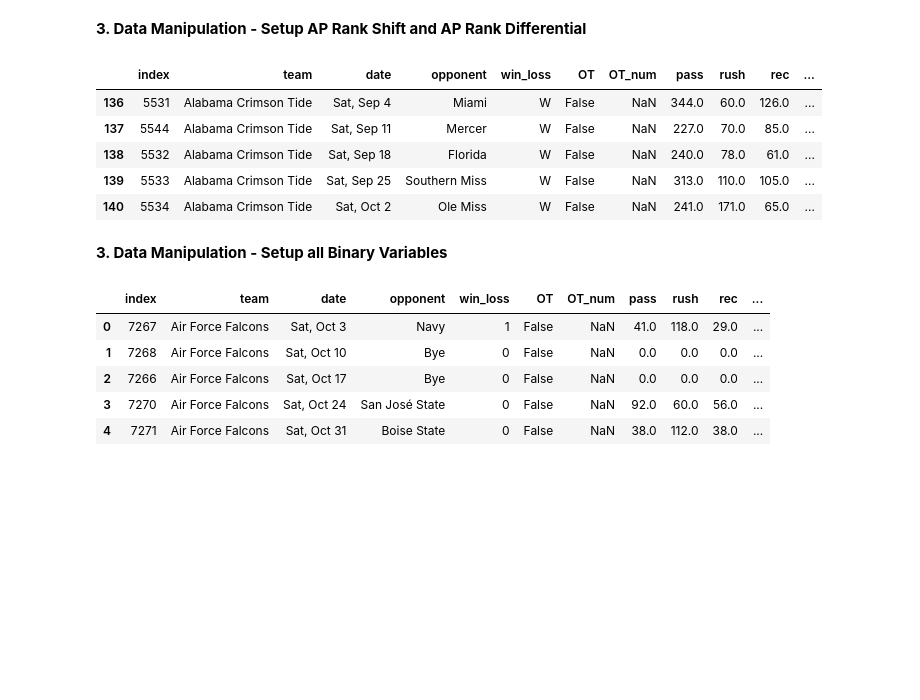
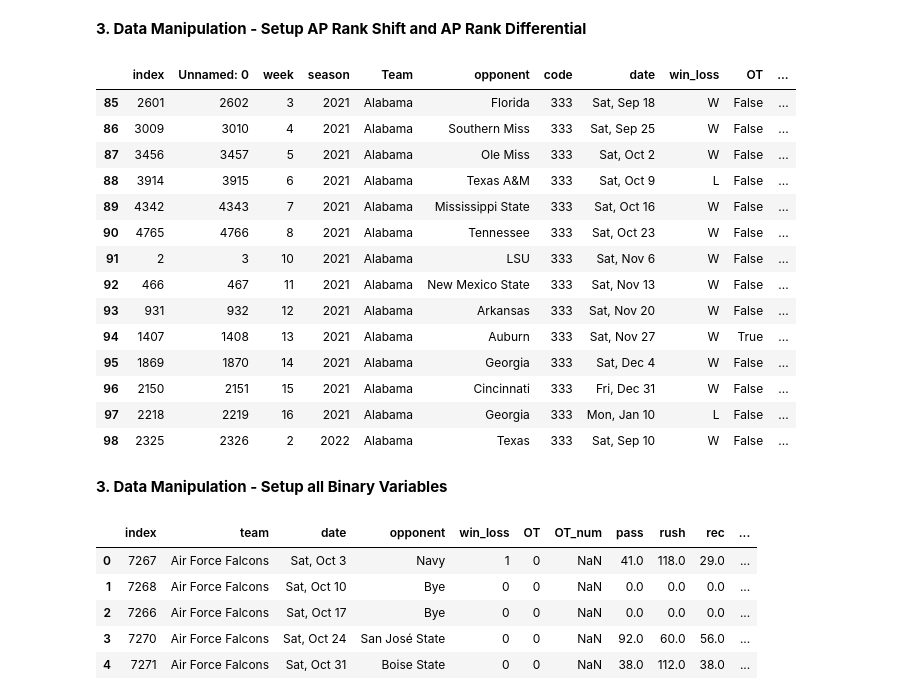
Before and after one commit to sjhawkins24/Group-8-Project, a Jupyter notebook: 01 - Exploration Space/Christian-Exploration-2.ipynb, the cells around one changed output. Drawn from its saved outputs; the diff is of its cells as text; code cells hidden in the pictures; blank space fills up the shorter version.

```diff
--- a/01 - Exploration Space/Christian-Exploration-2.ipynb
+++ b/01 - Exploration Space/Christian-Exploration-2.ipynb
@@ -34,9 +34,8 @@ import seaborn as sn
 
 # Set Standard dataframe settings
 pd.set_option('display.max_columns', None)
-df_clean = pd.read_csv(r'C:\Users\chris\OneDrive - Indiana University\Graduate School\MIS\INFO-H 501\Projects\Group-8-Project\03 - Cleaned Data Space\Cleaned_Dataset.csv')
+df_clean = pd.read_csv(r'C:\Users\martchfr\OneDrive - Indiana University\Graduate School\MIS\INFO-H 501\Projects\Group-8-Project\03 - Cleaned Data Space\mergedTrainingData.csv')
 
-
-#df_clean.drop(columns =['Unnamed: 0','Team_id'], inplace=True)
-df_clean.head(20)
+df_clean.drop(columns =['Unnamed: 0'], inplace=True)
+df_clean.sort_values(by=['season','Team','week']).reset_index().head(20)
 # %% [output]
@@ -102,22 +101,32 @@ print(conference_list)
 **3. Data Manipulation - Setup AP Rank Shift and AP Rank Differential**
 # %%
 # Define main dataframe, sorted by team and week for manipulation
-df_base = df_clean.sort_values(by=['team','season','week']).reset_index()
+df_base = df_clean.sort_values(by=['Team','season','week']).reset_index()
 
-df_base["Previous_AP_Rank"] = df_base.groupby('team')['AP_rank'].shift(1)
+df_base["Previous_AP_Rank"] = df_base.groupby('Team')['AP_rank'].shift(1)
 df_base['AP_Rank_Differential'] = df_base['AP_rank'] - df_base['Previous_AP_Rank']
 
-mask = ((df_base['team'] == 'Alabama Crimson Tide') & (df_base['season'] != 2020))
-df_base[mask].head()
+mask = df_base['Team'] == 'Alabama'
+
+df_base[mask].head(14)
 
 # Check on the Alabama Crimson Tide for the first 14 weeks to determien if the previous AP rank shift is working correctly
 # %% [output]
-|  | index | team | date | opponent | win_loss | OT | OT_num | pass | rush | rec | ... |
-| 136 | 5531 | Alabama Crimson Tide | Sat, Sep 4 | Miami | W | False | NaN | 344.0 | 60.0 | 126.0 | ... |
-| 137 | 5544 | Alabama Crimson Tide | Sat, Sep 11 | Mercer | W | False | NaN | 227.0 | 70.0 | 85.0 | ... |
-| 138 | 5532 | Alabama Crimson Tide | Sat, Sep 18 | Florida | W | False | NaN | 240.0 | 78.0 | 61.0 | ... |
-| 139 | 5533 | Alabama Crimson Tide | Sat, Sep 25 | Southern Miss | W | False | NaN | 313.0 | 110.0 | 105.0 | ... |
-| 140 | 5534 | Alabama Crimson Tide | Sat, Oct 2 | Ole Miss | W | False | NaN | 241.0 | 171.0 | 65.0 | ... |
+|  | index | Unnamed: 0 | week | season | Team | opponent | code | date | win_loss | OT | ... |
+| 85 | 2601 | 2602 | 3 | 2021 | Alabama | Florida | 333 | Sat, Sep 18 | W | False | ... |
+| 86 | 3009 | 3010 | 4 | 2021 | Alabama | Southern Miss | 333 | Sat, Sep 25 | W | False | ... |
+| 87 | 3456 | 3457 | 5 | 2021 | Alabama | Ole Miss | 333 | Sat, Oct 2 | W | False | ... |
+| 88 | 3914 | 3915 | 6 | 2021 | Alabama | Texas A&M | 333 | Sat, Oct 9 | L | False | ... |
+| 89 | 4342 | 4343 | 7 | 2021 | Alabama | Mississippi State | 333 | Sat, Oct 16 | W | False | ... |
+| 90 | 4765 | 4766 | 8 | 2021 | Alabama | Tennessee | 333 | Sat, Oct 23 | W | False | ... |
+| 91 | 2 | 3 | 10 | 2021 | Alabama | LSU | 333 | Sat, Nov 6 | W | False | ... |
+| 92 | 466 | 467 | 11 | 2021 | Alabama | New Mexico State | 333 | Sat, Nov 13 | W | False | ... |
+| 93 | 931 | 932 | 12 | 2021 | Alabama | Arkansas | 333 | Sat, Nov 20 | W | False | ... |
+| 94 | 1407 | 1408 | 13 | 2021 | Alabama | Auburn | 333 | Sat, Nov 27 | W | True | ... |
+| 95 | 1869 | 1870 | 14 | 2021 | Alabama | Georgia | 333 | Sat, Dec 4 | W | False | ... |
+| 96 | 2150 | 2151 | 15 | 2021 | Alabama | Cincinnati | 333 | Fri, Dec 31 | W | False | ... |
+| 97 | 2218 | 2219 | 16 | 2021 | Alabama | Georgia | 333 | Mon, Jan 10 | L | False | ... |
+| 98 | 2325 | 2326 | 2 | 2022 | Alabama | Texas | 333 | Sat, Sep 10 | W | False | ... |
 # %% [markdown]
 **3. Data Manipulation - Setup all Binary Variables**
 # %%
@@ -135,8 +144,8 @@ df_base['home_game'] = (df_base['home_game'] == True).astype(int)
 df_base.head()
 # %% [output]
 |  | index | team | date | opponent | win_loss | OT | OT_num | pass | rush | rec | ... |
-| 0 | 7267 | Air Force Falcons | Sat, Oct 3 | Navy | 1 | False | NaN | 41.0 | 118.0 | 29.0 | ... |
-| 1 | 7268 | Air Force Falcons | Sat, Oct 10 | Bye | 0 | False | NaN | 0.0 | 0.0 | 0.0 | ... |
-| 2 | 7266 | Air Force Falcons | Sat, Oct 17 | Bye | 0 | False | NaN | 0.0 | 0.0 | 0.0 | ... |
-| 3 | 7270 | Air Force Falcons | Sat, Oct 24 | San José State | 0 | False | NaN | 92.0 | 60.0 | 56.0 | ... |
-| 4 | 7271 | Air Force Falcons | Sat, Oct 31 | Boise State | 0 | False | NaN | 38.0 | 112.0 | 38.0 | ... |
+| 0 | 7267 | Air Force Falcons | Sat, Oct 3 | Navy | 1 | 0 | NaN | 41.0 | 118.0 | 29.0 | ... |
+| 1 | 7268 | Air Force Falcons | Sat, Oct 10 | Bye | 0 | 0 | NaN | 0.0 | 0.0 | 0.0 | ... |
+| 2 | 7266 | Air Force Falcons | Sat, Oct 17 | Bye | 0 | 0 | NaN | 0.0 | 0.0 | 0.0 | ... |
+| 3 | 7270 | Air Force Falcons | Sat, Oct 24 | San José State | 0 | 0 | NaN | 92.0 | 60.0 | 56.0 | ... |
+| 4 | 7271 | Air Force Falcons | Sat, Oct 31 | Boise State | 0 | 0 | NaN | 38.0 | 112.0 | 38.0 | ... |
```
Also changed, not shown: parts of 3 cells of this notebook, 1 other file.
